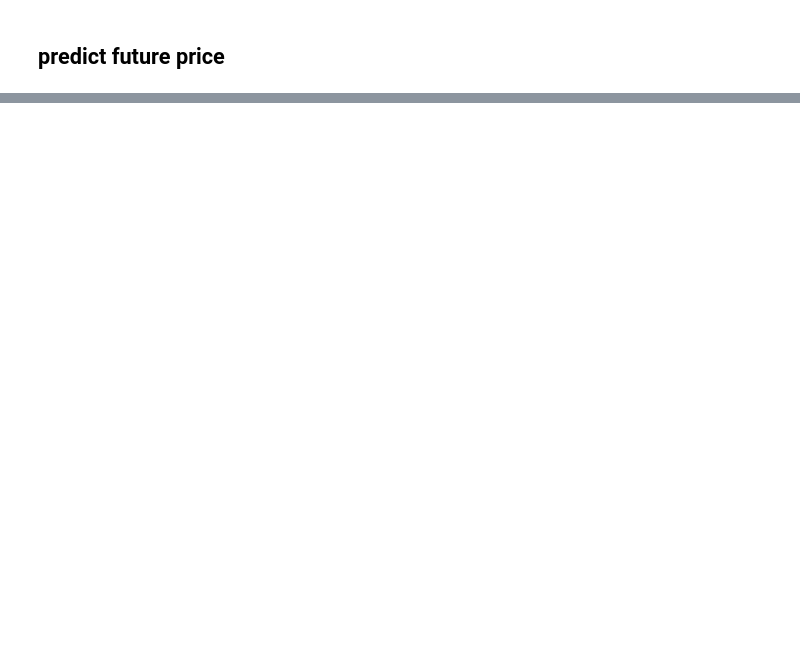
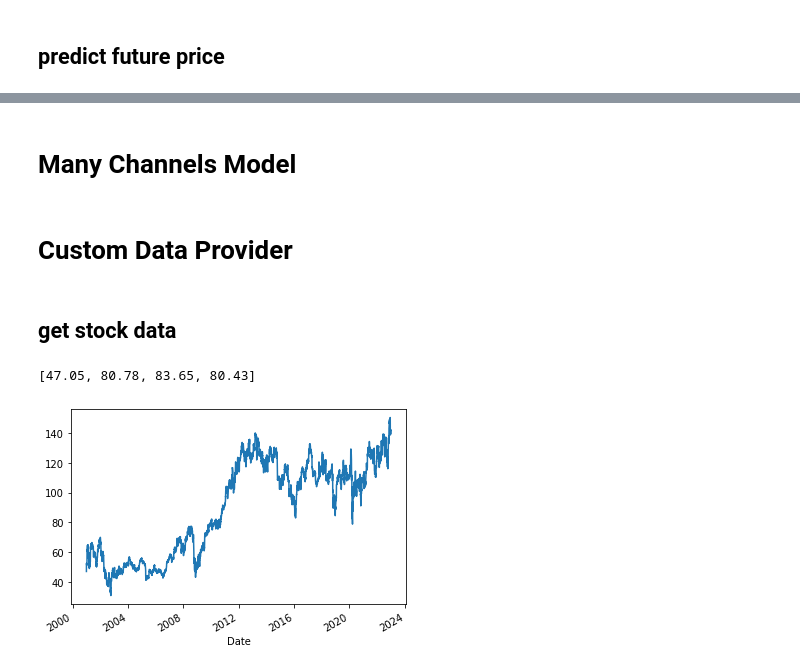
Before and after one commit to delibae/AI_study, a Jupyter notebook: LTSF_DLinear.ipynb, the cells around one changed output, grey strips where cells are left out. Saved outputs shown, nothing was run; the diff lists cells and outputs as text; code cells hidden in the pictures; blank space fills up the shorter version.

```diff
--- a/LTSF_DLinear.ipynb
+++ b/LTSF_DLinear.ipynb
@@ -947 +947,24 @@ for step in range(1,20):
 ... (7 outputs left out)
+# %% [markdown]
+# Many Channels Model
+# %% [markdown]
+# Custom Data Provider
+# %% [markdown]
+## get stock data
+# %%
+stock = yf.download('IBM',
+                   start = '2001-01-01',
+                   end = '2022-12-29',
+                   progress = False)
+all_data = stock[['Adj Close', 'Open', 'High', 'Low', 'Close','Volume']].round(2)
+all_data.head(10)
+
+all_data['Adj Close'].plot()
+
+
+adj_data = all_data[['Adj Close','Open','High','Low']].values.tolist()
+
+print(adj_data[0])
+# %% [output]
+[47.05, 80.78, 83.65, 80.43]
+[figure, added]
```
Also changed, not shown: parts of 25 cells of this notebook.
